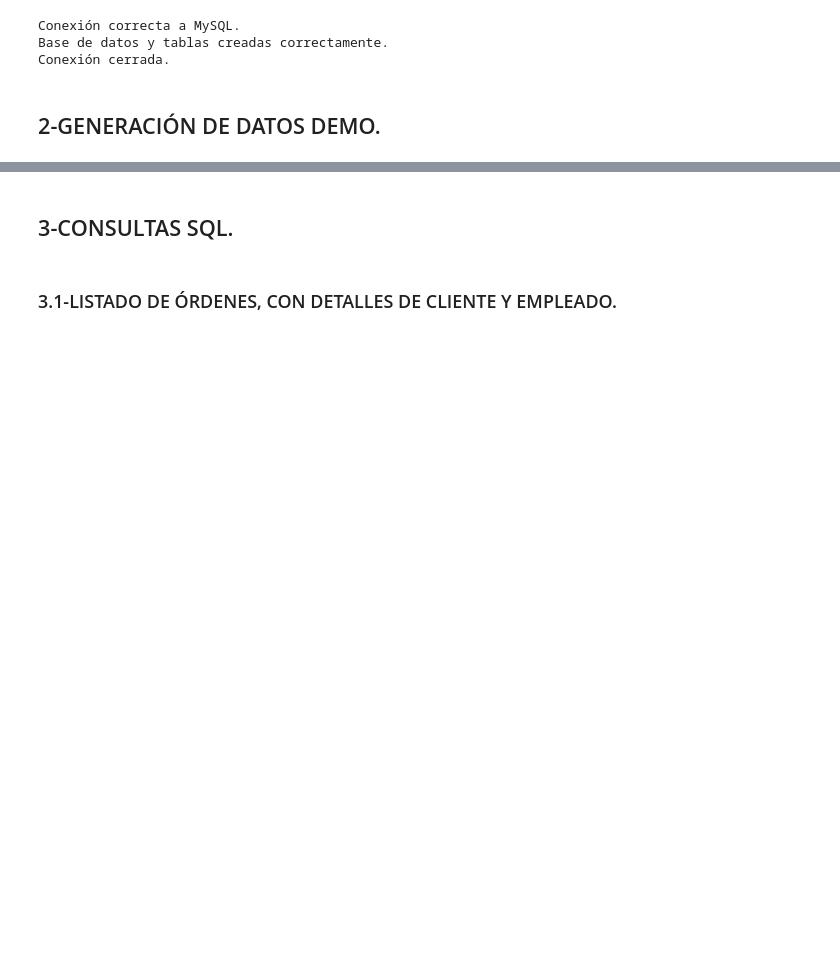
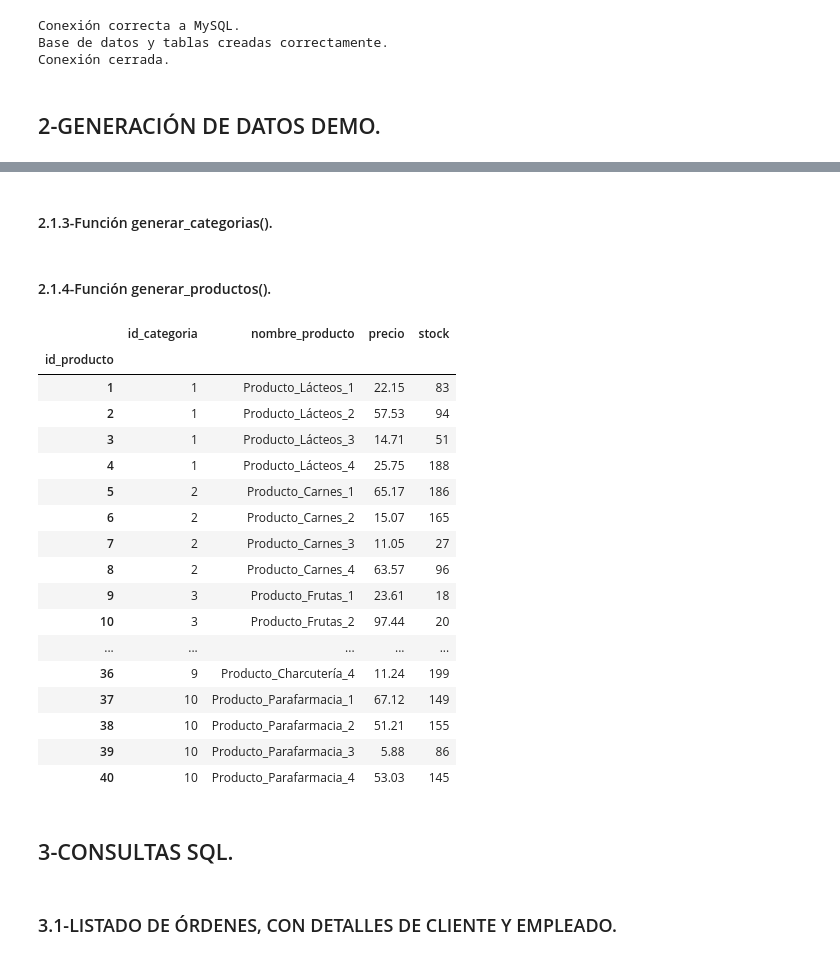
Before and after one commit to angovery/Data-Science-Bootcamp, a Jupyter notebook: Ejercicios_Evaluados/Modulo_4/m4_Jose_Ignacio_Hernández_Palacios.ipynb, the cells around one changed output, grey strips where cells are left out. Saved outputs shown, nothing was run; the diff lists cells and outputs as text; code cells hidden in the pictures; blank space fills up the shorter version.

Commit message:
Se van generando funciones demo

```diff
--- a/Ejercicios_Evaluados/Modulo_4/m4_Jose_Ignacio_Hernández_Palacios.ipynb
+++ b/Ejercicios_Evaluados/Modulo_4/m4_Jose_Ignacio_Hernández_Palacios.ipynb
@@ -225,0 +349,2 @@ Conexión cerrada.
+# %% [markdown]
+#### 2.1.3-Función generar_categorias().
@@ -226,3 +364,57 @@ Conexión cerrada.
+# %%
+df_categorias = generar_categorias()
+# %% [markdown]
+#### 2.1.4-Función generar_productos().
+# %%
+# Función que genera un DataFrame de Pandas con datos de ejemplo de productos por cada categoría existente en la tabla 'categorias'.
+# Entrada: pd.DataFrame de categorias & numero entero >=1.
+# Salida: pd.DataFrame con datos de productos de ejemplo por cada categoría existente en la tabla 'categorias'
+def generar_productos(n_productos,df_categorias):
+    # Lista para almacenar los datos de los productos
+    datos_productos = []
+
+    id_producto = 1  # Contador para el ID de productos
+
+    for id_cat in df_categorias.index.values: # Se recorrer los id_categorias
+        for n_prod in range(n_productos): # Se itera el numéro deseado de productos por cada categoría.
+            nombre_producto = (f'Producto_{df_categorias['nombre_categorias'][id_cat]}_{n_prod+1}') # Se forma el nombre de producto: Prducto_Categoría_Numero.
+            precio = round(random.uniform(1.0, 100.0), 2)   # Se genera un precio aleatorio entre 1.00 y 100.00.
+            stock = random.randint(10, 200)                 # Se genera un stock aleatorio entre 10 y 200 unidades.
+            datos_productos.append({                        # Se añaden los datos de cada producto a la lista.
+                "id_producto": id_producto,
+                "id_categoria": id_cat,
+                "nombre_producto": nombre_producto,
+                "precio": precio,
+                "stock": stock
+            })
+            id_producto += 1
+
+    df_productos = pd.DataFrame(datos_productos)            # Se crea el DataFrame.
+    df_productos.set_index('id_producto', inplace=True)     # Se sustituye el índice del DataFrame por el id_producto.
+
+    return df_productos
+# %%
+df_productos = generar_productos(4,df_categorias)
+df_productos
+# %% [output]
+|  | id_categoria | nombre_producto | precio | stock |
+| id_producto |  |  |  |  |
+| 1 | 1 | Producto_Lácteos_1 | 22.15 | 83 |
+| 2 | 1 | Producto_Lácteos_2 | 57.53 | 94 |
+| 3 | 1 | Producto_Lácteos_3 | 14.71 | 51 |
+| 4 | 1 | Producto_Lácteos_4 | 25.75 | 188 |
+| 5 | 2 | Producto_Carnes_1 | 65.17 | 186 |
+| 6 | 2 | Producto_Carnes_2 | 15.07 | 165 |
+| 7 | 2 | Producto_Carnes_3 | 11.05 | 27 |
+| 8 | 2 | Producto_Carnes_4 | 63.57 | 96 |
+| 9 | 3 | Producto_Frutas_1 | 23.61 | 18 |
+| 10 | 3 | Producto_Frutas_2 | 97.44 | 20 |
+| ... | ... | ... | ... | ... |
+| 36 | 9 | Producto_Charcutería_4 | 11.24 | 199 |
+| 37 | 10 | Producto_Parafarmacia_1 | 67.12 | 149 |
+| 38 | 10 | Producto_Parafarmacia_2 | 51.21 | 155 |
+| 39 | 10 | Producto_Parafarmacia_3 | 5.88 | 86 |
+| 40 | 10 | Producto_Parafarmacia_4 | 53.03 | 145 |
 # %% [markdown]
 ## 3-CONSULTAS SQL.
 # %% [markdown]
```
Also changed, not shown: parts of 10 cells of this notebook.
